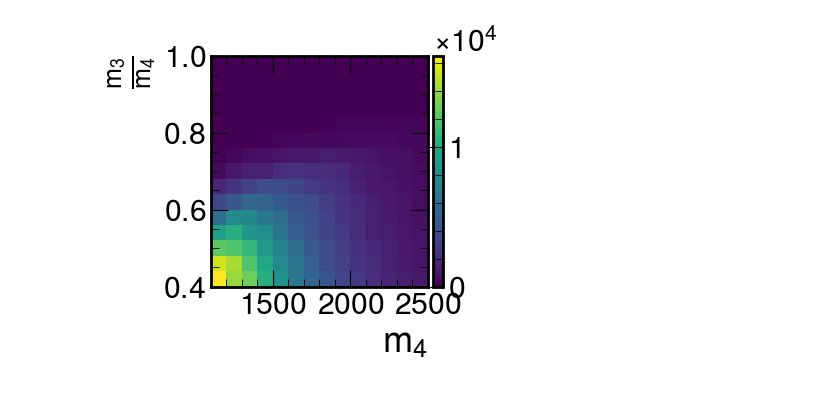
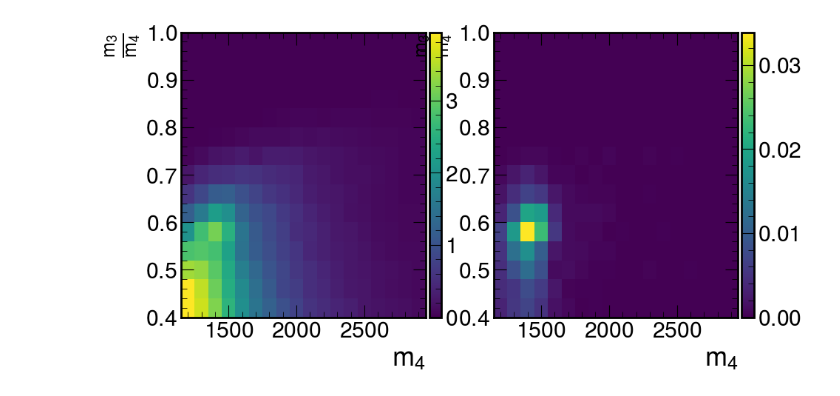
Before and after one commit to UMN-CMS/SingleStopCoffea, a Jupyter notebook: notebooks/multidim_fit.ipynb, the cells around one changed output. Drawn from its saved outputs; the diff is of its cells as text; code cells hidden in the pictures.

```diff
--- a/notebooks/multidim_fit.ipynb
+++ b/notebooks/multidim_fit.ipynb
@@ -28,22 +31,28 @@ sample_manager.loadSamplesFromDirectory("../datasets")
 # %%
 hists = res.getMergedHistograms(sample_manager)
 # %%
-m14_vs_m24 = hists["ratio_m14_vs_m24"]
-narrowed = m14_vs_m24
+complete_hist = hists["ratio_m14_vs_m24"]
+narrowed = hist
 #orig =  m14_vs_m24[...,hist.loc(1100):hist.loc(2500),hist.loc(400):hist.loc(2000)]
-orig =  m14_vs_m24[...,hist.loc(1100):hist.loc(2500),hist.loc(0.4):hist.loc(1)]
+#orig =  complete_hist[...,hist.loc(0):hist.loc(3000),hist.loc(0):hist.loc(1)]
+orig =  complete_hist[...,hist.loc(1150):hist.loc(3000),hist.loc(0.4):hist.loc(1)]
+orig = orig / orig.values().max()
+#orig =  complete_hist[...,hist.loc(1150):hist.loc(3000),hist.loc(400):hist.loc(3000)]#orig =  complete_hist[...,hist.loc(0):hist.loc(3000),hist.loc(0):hist.loc(3000)]
+
+
+
 
 narrowed = orig
 narrowed = orig[...,::hist.rebin(2),::hist.rebin(2)]
 
 
 
-qcd_m14_vs_m24 = narrowed["Skim_QCDInclusive2018",...]
-orig_qcd_m14_vs_m24 = orig["Skim_QCDInclusive2018",...]
+qcd_hist = narrowed["Skim_QCDInclusive2018",...]
+orig_qcd_hist = orig["Skim_QCDInclusive2018",...]
 
-sig_m14_vs_m24 = narrowed["signal_312_2000_1400",...]
+sig_hist = narrowed["signal_312_1500_900",...]
 
-qcd_m14_vs_m24 = narrowed["Skim_QCDInclusive2018",...] + 20 * sig_m14_vs_m24
+qcd_hist = narrowed["Skim_QCDInclusive2018",...] + 40 * sig_hist
 # %%
 def addColorbar(ax, vals):
     divider = make_axes_locatable(ax)
@@ -52,6 +61,8 @@ def addColorbar(ax, vals):
     cax.get_yaxis().set_offset_position("left")
     ax.cax = cax
 # %%
-_ = drawAs2DHist(PlotObject(qcd_m14_vs_m24))
+fig,ax= plt.subplots(1,2,figsize=(10,5))
+_ = drawAs2DHist(ax[0], PlotObject(qcd_hist))
+_ = drawAs2DHist(ax[1], PlotObject(sig_hist))
 # %% [output]
-[figure, old version]
+[figure, new version]
```
Also changed, not shown: parts of 12 cells of this notebook.
